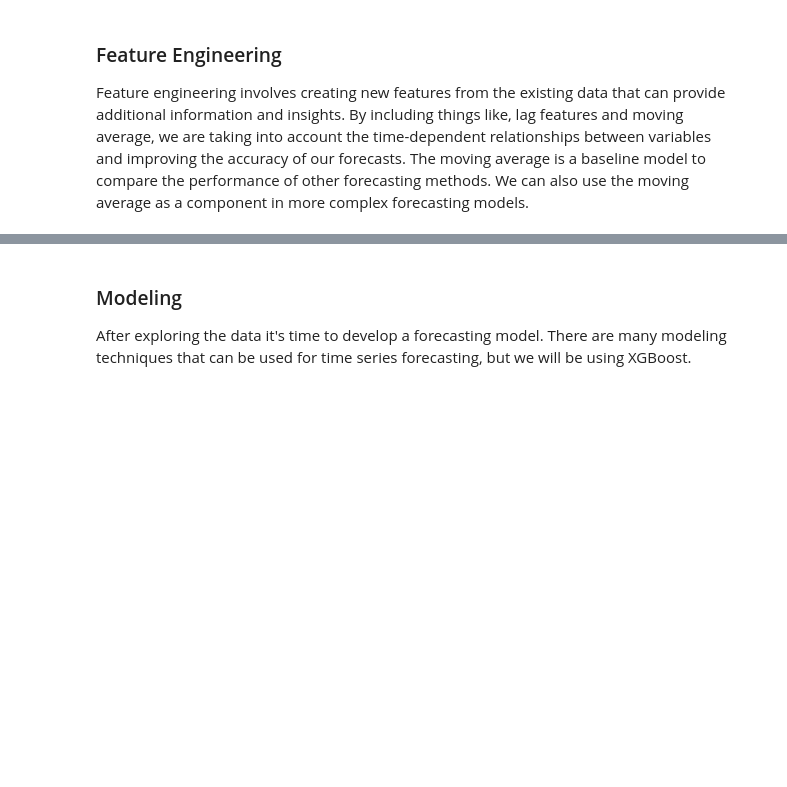
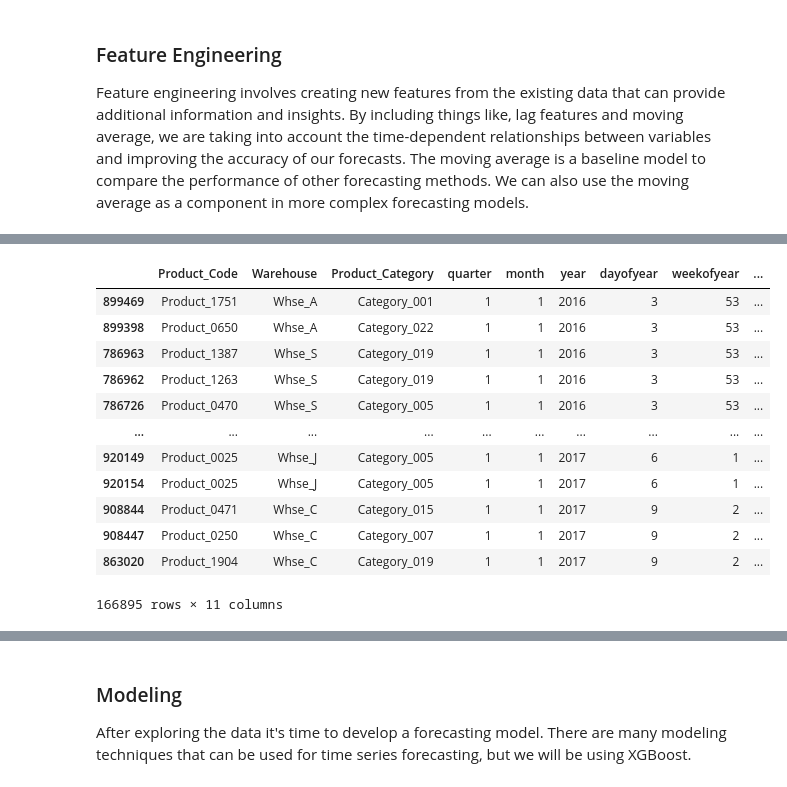
Before and after one commit to Kemo890/Historical-Product-Demand, a Jupyter notebook: Product Demand EDA.ipynb, the cells around one changed output, grey strips where cells are left out. Saved outputs shown, nothing was run; the diff lists cells and outputs as text; code cells hidden in the pictures; blank space fills up the shorter version.

```diff
--- a/Product Demand EDA.ipynb
+++ b/Product Demand EDA.ipynb
@@ -359,6 +356,9 @@ def create_features(df, label=None):
     Creates time series features from datetime index.
     """
     df = df.copy()
+    df['Product_Code'] = df['Product_Code'].astype('category')
+    df['Product_Category'] = df['Product_Category'].astype('category')
+    df['Warehouse'] = df['Warehouse'].astype('category')
     df['date'] = df.index
     df['dayofweek'] = df['Date'].dt.dayofweek
     df['quarter'] = df['Date'].dt.quarter
@@ -369,20 +369,9 @@ def create_features(df, label=None):
     df['Order_Demand_MA7'] = df['Order_Demand_MA7'].astype(int)
     df['Order_Demand_lag7'] = df['Order_Demand_lag7'].astype(int)
 
-    X = df[['quarter', 'month', 'year',
-           'dayofyear', 'weekofyear', 'Order_Demand_MA7', 'Order_Demand_lag7','Order_Demand']]
+    X = df[['Product_Code', 'Warehouse', 'Product_Category', 'quarter', 'month', 'year',
+           'dayofyear', 'weekofyear', 'Order_Demand_MA7', 'Order_Demand_lag7', 'Order_Demand']]
     if label:
         y = df[label]
         return X, y
     return X
-
-
-X, y = create_features(df, 'Order_Demand')
-
-features = ['quarter','month','year','dayofyear','weekofyear','Order_Demand_MA7','Order_Demand_lag7']
-target = 'Order_Demand'
-
-features_and_target = pd.concat([X, y], axis=1)
-
-# See our features and target
-features_and_target.head()
@@ -395,0 +378,23 @@ features_and_target.head()
+# %%
+# Test/Train Split
+train = df.query('Date < 2016')
+test = df.query('Date >= 2016')
+
+train = create_features(train)
+test = create_features(test)
+
+test
+# %% [output]
+|  | Product_Code | Warehouse | Product_Category | quarter | month | year | dayofyear | weekofyear | ... |
+| 899469 | Product_1751 | Whse_A | Category_001 | 1 | 1 | 2016 | 3 | 53 | ... |
+| 899398 | Product_0650 | Whse_A | Category_022 | 1 | 1 | 2016 | 3 | 53 | ... |
+| 786963 | Product_1387 | Whse_S | Category_019 | 1 | 1 | 2016 | 3 | 53 | ... |
+| 786962 | Product_1263 | Whse_S | Category_019 | 1 | 1 | 2016 | 3 | 53 | ... |
+| 786726 | Product_0470 | Whse_S | Category_005 | 1 | 1 | 2016 | 3 | 53 | ... |
+| ... | ... | ... | ... | ... | ... | ... | ... | ... | ... |
+| 920149 | Product_0025 | Whse_J | Category_005 | 1 | 1 | 2017 | 6 | 1 | ... |
+| 920154 | Product_0025 | Whse_J | Category_005 | 1 | 1 | 2017 | 6 | 1 | ... |
+| 908844 | Product_0471 | Whse_C | Category_015 | 1 | 1 | 2017 | 9 | 2 | ... |
+| 908447 | Product_0250 | Whse_C | Category_007 | 1 | 1 | 2017 | 9 | 2 | ... |
+| 863020 | Product_1904 | Whse_C | Category_019 | 1 | 1 | 2017 | 9 | 2 | ... |
+166895 rows × 11 columns
```
Also changed, not shown: parts of 13 cells of this notebook.
